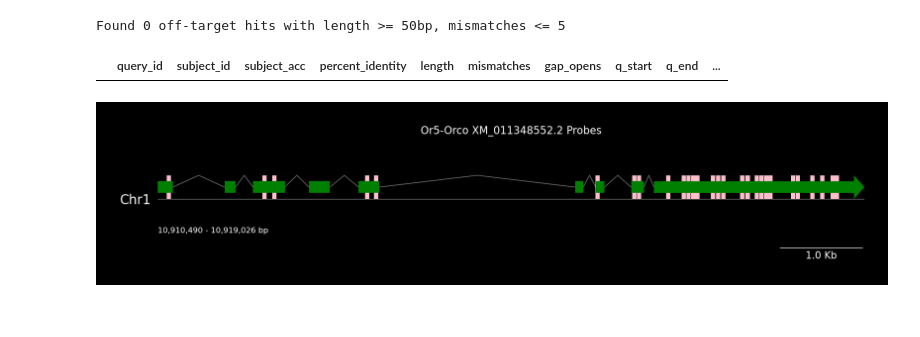
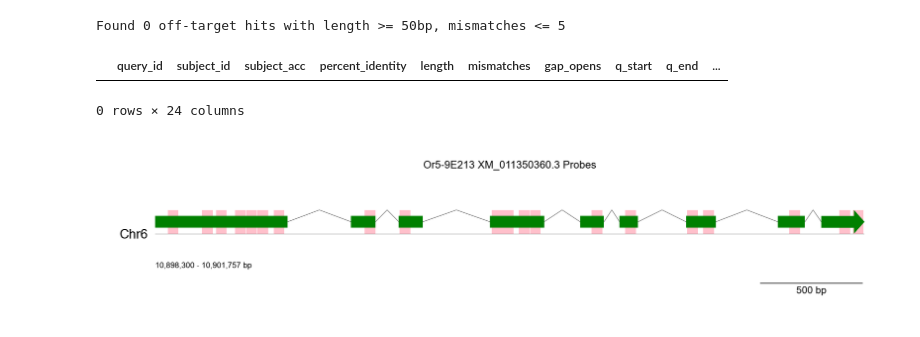
Before and after one commit to Social-Evolution-and-Behavior/Glotzer-Kronauer-2025, a Jupyter notebook: hcr-probe-design/design_probes_single_gene_v3.ipynb, the cells around one changed output. Cells and saved outputs as stored; diff of their text form; code cells hidden in the pictures.

Commit message:
HCR Probe Updates

```diff
--- a/hcr-probe-design/design_probes_single_gene_v3.ipynb
+++ b/hcr-probe-design/design_probes_single_gene_v3.ipynb
@@ -16,32 +16,31 @@ from transcriptomics import *
 from hcr import *
 from plotting import *
 
-# Pandas: max column none max rows 10
-pd.set_option('display.max_columns', None)
-pd.set_option('display.max_rows', 10)
-
 # Specify blast databases
-new_transcriptome_db_no_introns = "/Users/giacomo.glotzer/Desktop/Rockefeller/Kronauer/transcriptome/mRNA_no_introns/mRNA_no_introns"
-new_transcriptome_db_yes_introns = "/Users/giacomo.glotzer/Desktop/Rockefeller/Kronauer/transcriptome/mRNA_yes_introns/mRNA_yes_introns"
-all_intergenic_regions_db = "/Users/giacomo.glotzer/Desktop/Rockefeller/Kronauer/transcriptome/intergenics/all_intergenic_regions"
+new_transcriptome_db_no_introns = "../raw-data/OBir/mRNA_no_introns/mRNA_no_introns"
+new_transcriptome_db_yes_introns = "../raw-data/OBir/mRNA_yes_introns/mRNA_yes_introns"
+all_intergenic_regions_db = '../raw-data/OBir/intergenics/all_intergenic_regions'
+all_lncRNAs_db = '../raw-data/OBir/lncRNAs/all_ORs_antisense'
 
 # Load genome
-genome_fasta_path = '/Users/giacomo.glotzer/Desktop/Rockefeller/Kronauer/genome/Obir.assembly.v5.4.fasta'
-genome_seq = SeqIO.to_dict(SeqIO.parse(genome_fasta_path, "fasta"))
+genome_path = "../raw-data/OBir/genome/Obir.assembly.v5.4.fasta"
+genome_seq = SeqIO.to_dict(SeqIO.parse(genome_path, "fasta"))
 
 # Load transcriptome
-tr = load_transcriptome_object("/Users/giacomo.glotzer/Desktop/Rockefeller/Kronauer/Analysis/biroi_transcriptome.pkl")
+tr = load_transcriptome_object("../raw-data/OBir/transcriptome/biroi_transcriptome.pkl")
 
 # Load or_db
-or_db = pd.read_excel('/Users/giacomo.glotzer/Desktop/Rockefeller/Kronauer/OR List.xlsx')
+or_db = pd.read_excel('../raw-data/OBir/ORs/OR List.xlsx')
 # %% [output]
 Initializing transcriptomics package
 Initializing HCR package
 Initializing plotting package
 # %%
 # set main directory for writing files
-main_directory = '/Users/giacomo.glotzer/Desktop/Rockefeller/Kronauer/Analysis/hcr-probe-design/single_gene_probe_design/'
+main_directory = '../raw-data/OBir/single_gene_probe_design/'
+if not os.path.exists(main_directory):
+    os.makedirs(main_directory)
 # %%
 # Specify Gene
-gene_name = "LOC105281558"
+gene_name = "Or5-9E213"
 # %%
@@ -90,9 +90,0 @@ Sequence length: 4289
-# %%
-"""import Bio.SeqIO as SeqIO
-fasta_path = '/Users/giacomo.glotzer/Downloads/20241220_tra_allexonprobes.fa'
-probe = SeqIO.read(fasta_path, 'fasta')
-str(probe.seq)
-
-# Set target
-gene.target_sequence = str(probe.seq)
-print(f"Sequence length: {len(gene.target_sequence)}")"""
@@ -546,10 +528,11 @@ Found 0 off-target hits with length >= 50bp, mismatches <= 5
 all_off_targets
 # %% [output]
 |  | query_id | subject_id | subject_acc | percent_identity | length | mismatches | gap_opens | q_start | q_end | ... |
+0 rows × 24 columns
 # %%
-black_plotting()
+white_plotting()
 # Create a new GenomeViz object
-gv = GenomeViz(track_align_type="center", theme="dark")
+gv = GenomeViz(track_align_type="center", theme="light")
 gv.set_scale_bar(ymargin=0.5)
 
 # Get bounds
@@ -564,38 +547,38 @@ track.add_sublabel()
 exon_bounds = [[int(exon.position[0]), int(exon.position[1])] for exon in transcript.exons]
 exon_bounds = sorted(exon_bounds, key=lambda x: x[0])
 strand = int(np.where(transcript.strand == '+', 1, -1) )
-track.add_exon_feature(exon_bounds, strand, plotstyle='arrow', arrow_shaft_ratio = 0.5, patch_kws=dict(fc="green", ec="none", alpha=1), intron_patch_kws=dict(ec="white", lw=1, alpha=0.5), label='')
+track.add_exon_feature(exon_bounds, strand, plotstyle='arrow', arrow_shaft_ratio = 0.5, patch_kws=dict(fc="green", ec="none", alpha=1), intron_patch_kws=dict(ec="black", lw=1, alpha=0.5), label='')
 
 # Get the region of the genome
 forward_seq = str(genome_seq[chromosome].seq[min_start:max_end]).upper()
 
 # Add probe regions to plot on opposite strand
 for region in regions:
     positions = [m.start() for m in re.finditer(region, forward_seq)]
     for position in positions:
         track.add_feature(min_start + position, min_start + position + len(region), 1, plotstyle="box", label = '', ec="none", fc="pink", alpha=1)
 
 # Add reverse complement
 reverse_seq = reverse_complement(forward_seq)
 for region in regions:
     positions = [m.start() for m in re.finditer(region, reverse_seq)]
     for position in positions:
         track.add_feature(max_end - position - len(region), max_end - position, -1, plotstyle="box", label = '', ec="none", fc="pink", alpha=1)
 
 fig = gv.plotfig()
 
 plt.title(f"{gene_name} {transcript.name} Probes", y=1.8, fontsize=16)
 plt.show()
 
 # Export figure
 output_dir = os.path.join(main_directory, 'probe_regions_plot')
 
 # Create output directory if it does not exist
 if not os.path.exists(output_dir):
     os.makedirs(output_dir)
 
 # Save figure
 output_path = f"{output_dir}/{gene_name}-{amplifier}-{transcript.name}-probes.png"
 fig.savefig(output_path, bbox_inches='tight', dpi=300)
 # %% [output]
-[figure, old version]
+[figure, new version]
```
Also changed, not shown: parts of 15 cells of this notebook, 5 other files.
